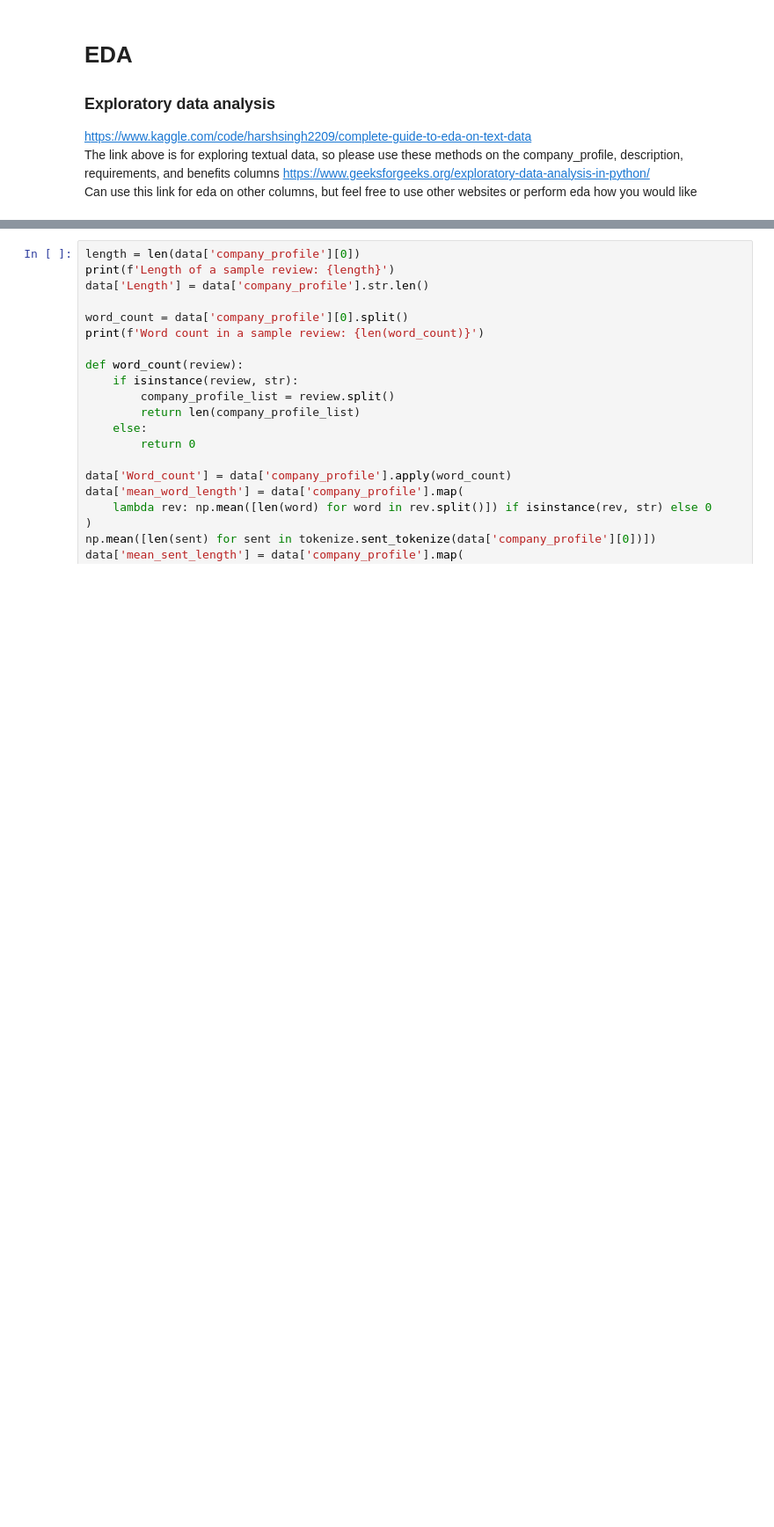
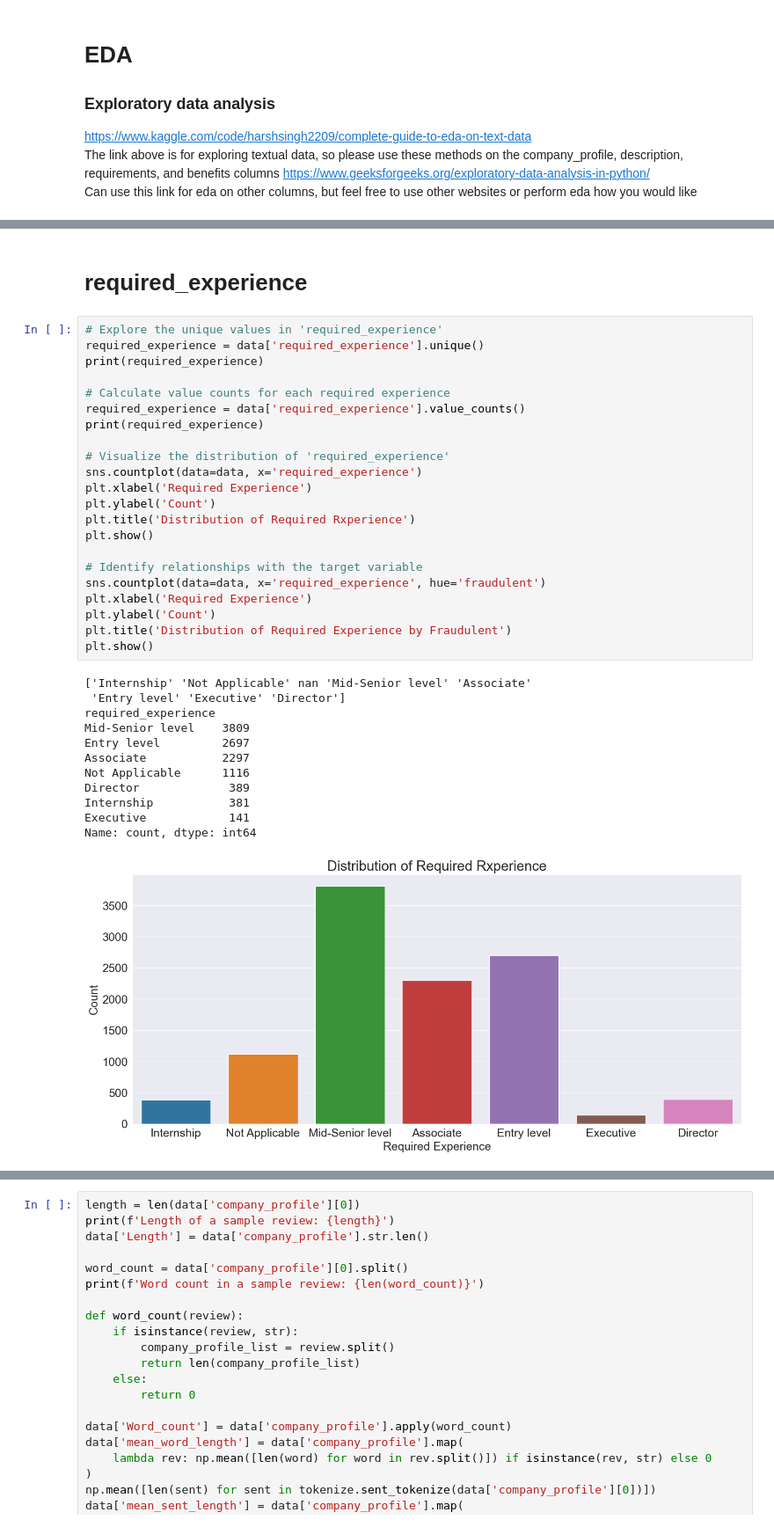
Before and after one commit to ansingh6/ecs-171, a Jupyter notebook: eda.ipynb, the cells around one changed output, grey strips where cells are left out. Shown at 88% size. Saved outputs shown, nothing was run; the diff lists cells and outputs as text; blank space fills up the shorter version.

```diff
--- a/eda.ipynb
+++ b/eda.ipynb
@@ -68,0 +151,37 @@ plt.show()
+# %% [markdown]
+# required_experience
+# %%
+# Explore the unique values in 'required_experience'
+required_experience = data['required_experience'].unique()
+print(required_experience)
+
+# Calculate value counts for each required experience
+required_experience = data['required_experience'].value_counts()
+print(required_experience)
+
+# Visualize the distribution of 'required_experience'
+sns.countplot(data=data, x='required_experience')
+plt.xlabel('Required Experience')
+plt.ylabel('Count')
+plt.title('Distribution of Required Rxperience')
+plt.show()
+
+# Identify relationships with the target variable
+sns.countplot(data=data, x='required_experience', hue='fraudulent')
+plt.xlabel('Required Experience')
+plt.ylabel('Count')
+plt.title('Distribution of Required Experience by Fraudulent')
+plt.show()
+# %% [output]
+['Internship' 'Not Applicable' nan 'Mid-Senior level' 'Associate'
+ 'Entry level' 'Executive' 'Director']
+required_experience
+Mid-Senior level    3809
+Entry level         2697
+Associate           2297
+Not Applicable      1116
+Director             389
+Internship           381
+Executive            141
+Name: count, dtype: int64
+[figure, added]
```
Also changed, not shown: parts of 33 cells of this notebook.
